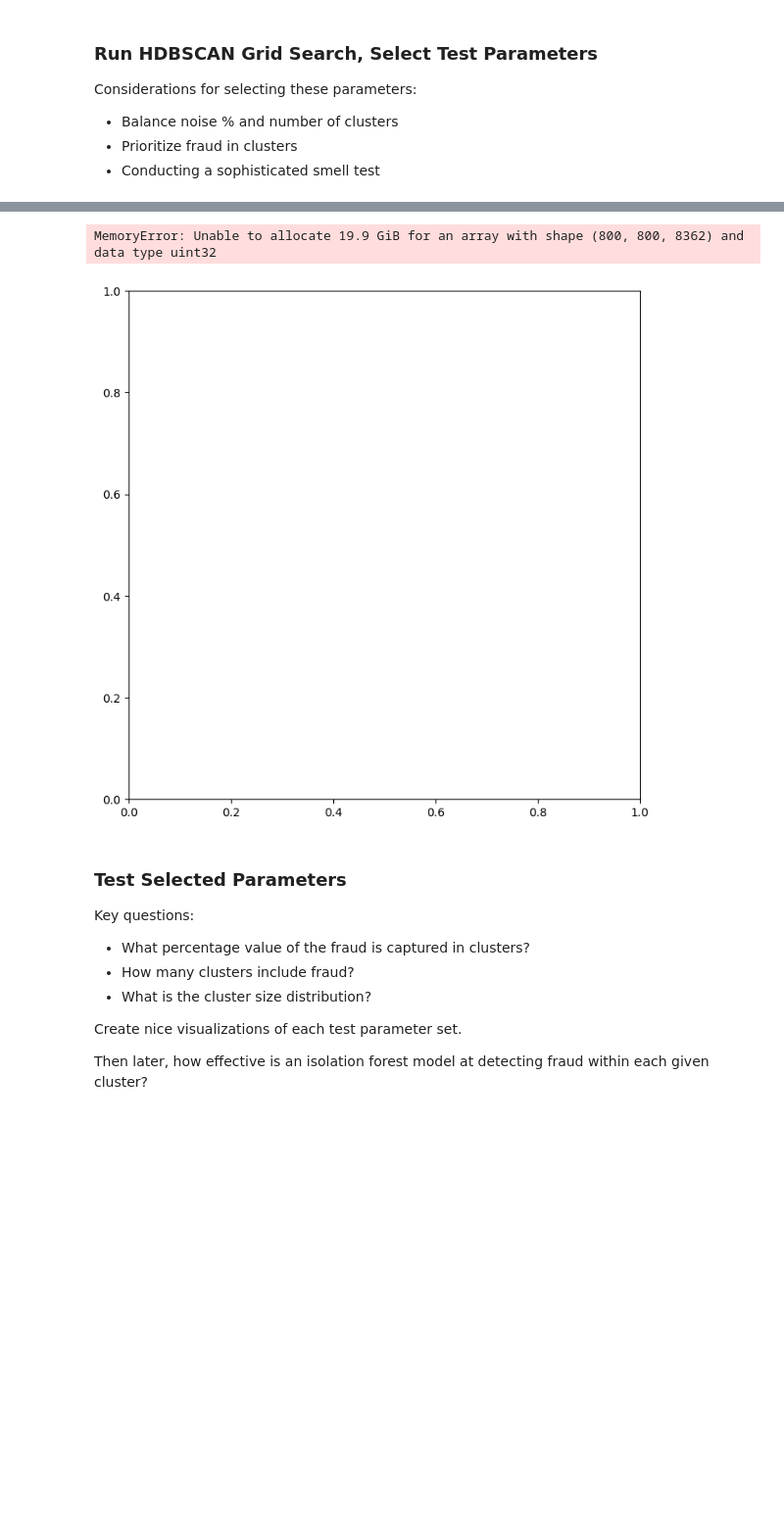
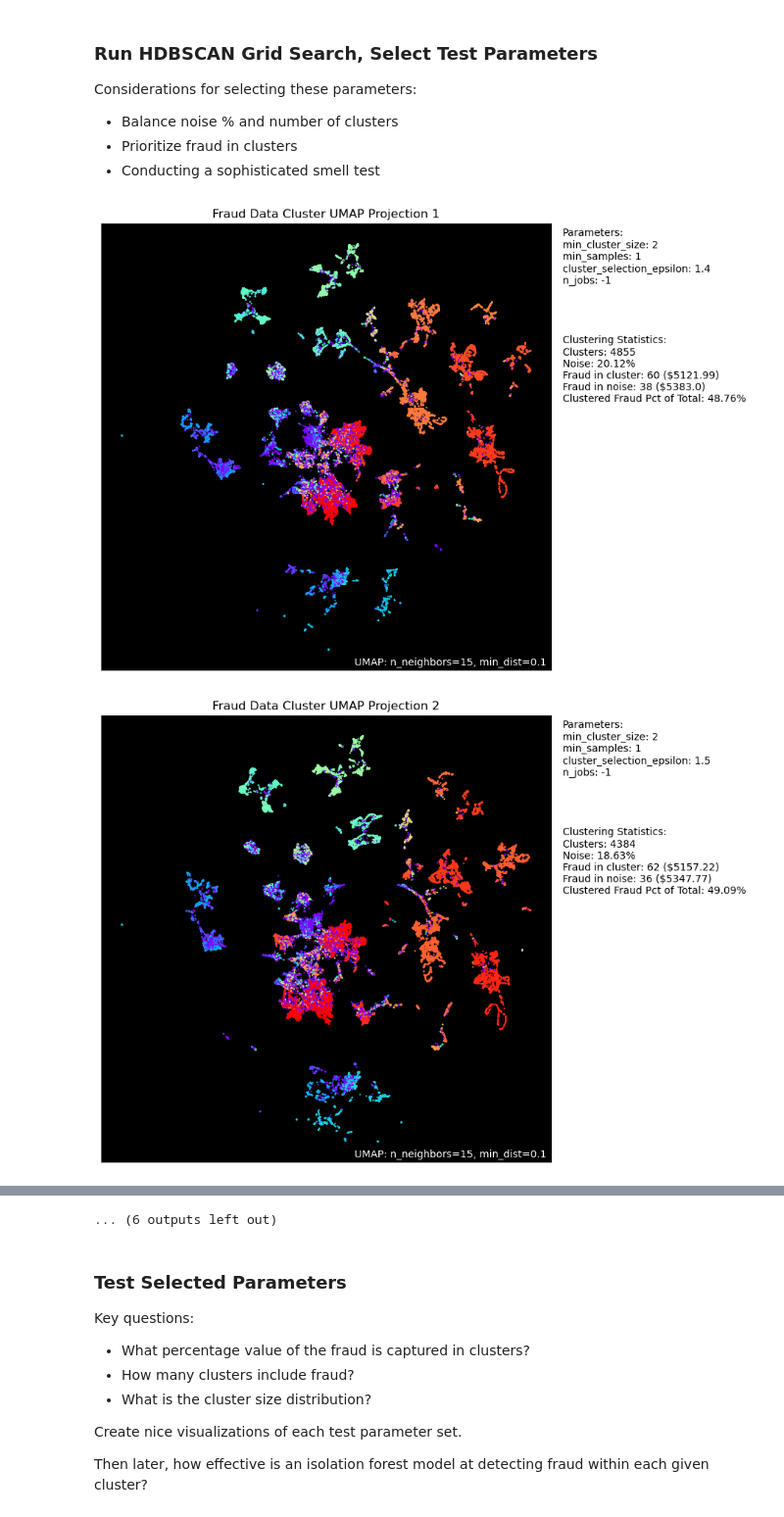
Before and after one commit to fresh-seaway/credit_card_fraud_project, a Jupyter notebook: notebooks/6_hybrid_hdb_iso.ipynb, the cells around one changed output, grey strips where cells are left out. Shown at 98% size. Drawn from its saved outputs; the diff is of its cells as text; code cells hidden in the pictures; blank space fills up the shorter version.

Commit message:
Enhanced grid search

```diff
--- a/notebooks/6_hybrid_hdb_iso.ipynb
+++ b/notebooks/6_hybrid_hdb_iso.ipynb
@@ -21,7 +23,7 @@ from sklearn.preprocessing import StandardScaler
 data  = pd.read_csv("../creditcard.csv")
 
 sampled_df, _ = train_test_split(data,
-                                test_size = 0.5,
+                                test_size = 0.8,
                                 stratify = data['Class'],
                                 random_state = 42)
 
@@ -32,7 +34,7 @@ df = sampled_df
 df_orig = df.copy()
 
 ## Save labels for later, drop unneeded features
-label_df = pd.DataFrame({"Class": df["Class"]})
+label_amt_df = pd.DataFrame({"Class": df["Class"], "Amount": df["Amount"]})
 df.drop(columns = ["Class", "Time"], inplace = True)
 
 ## Scale the amount feature
@@ -52,7 +54,7 @@ Dataset shape: (142403, 29)
 from sklearn.cluster import HDBSCAN
 from time import time
 
-def hdbscan_clustering(X, params, logging = True):
+def train_hdbscan(X, params, logging = True):
 
     """
     Inputs:
@@ -167,8 +243,19 @@ def cluster_grid_search(X, param_grid, label_df):
     counter = 1
 
     for p in iter_param:
+
+        ## Log attempt counter and generate output filepaths
         logger.info(f"Search {counter} / {combinations}")
-        cluster_labels = hdbscan_clustering(X, p, logging = False)
-        analyze_clusters(p, label_df, cluster_labels)
-        plot_umap_projection(X, cluster_labels, counter)
+        table_filepath = f"../grid_searches/distribution_tables/Distribution Table {counter}.csv"
+        umap_filepath = f"../grid_searches/UMAP/UMAP Cluster Projection {counter}"
+
+        ## Train model and generate cluster and statistics
+        cluster_labels = train_hdbscan(X, p, logging = False)
+        distribution_table, clustering_stats = analyze_clusters(label_df, cluster_labels, output = "return")
+        plot_umap_projection(X, cluster_labels, counter, p, clustering_stats, umap_filepath)
+
+        ## Save distribution table
+        distribution_table.to_csv(table_filepath)
+
+        ## Increment counter
         counter += 1
@@ -179,12 +276,20 @@ Considerations for selecting these parameters:
 - Prioritize fraud in clusters
 - Conducting a sophisticated smell test
 # %%
-## Run Grid Search
+# Run Grid Search
 param_grid = {
-        'min_cluster_size': [2],
-        'min_samples': [1],
-        'cluster_selection_epsilon': [1.5, 1.6],
+        'min_cluster_size': [2, 3, 4],
+        'min_samples': [1, 2],
+        'cluster_selection_epsilon': [1.4, 1.5, 1.6],
     }
 
-cluster_grid_search(df, param_grid, label_df)
+# param_grid = {
+#         'min_cluster_size': [2],
+#         'min_samples': [2],
+#         'cluster_selection_epsilon': [1.6],
+#     }
+
+cluster_grid_search(df, param_grid, label_amt_df)
 # %% [output]
+[figure, new version]
+[figure, added]
@@ -191,5 +306,4 @@ cluster_grid_search(df, param_grid, label_df)
-MemoryError: Unable to allocate 19.9 GiB for an array with shape (800, 800, 8362) and data type uint32
+... (6 outputs left out)
-[figure, old version]
 # %% [markdown]
 ### Test Selected Parameters
 
```
Also changed, not shown: parts of 17 cells of this notebook, 39 other files.
